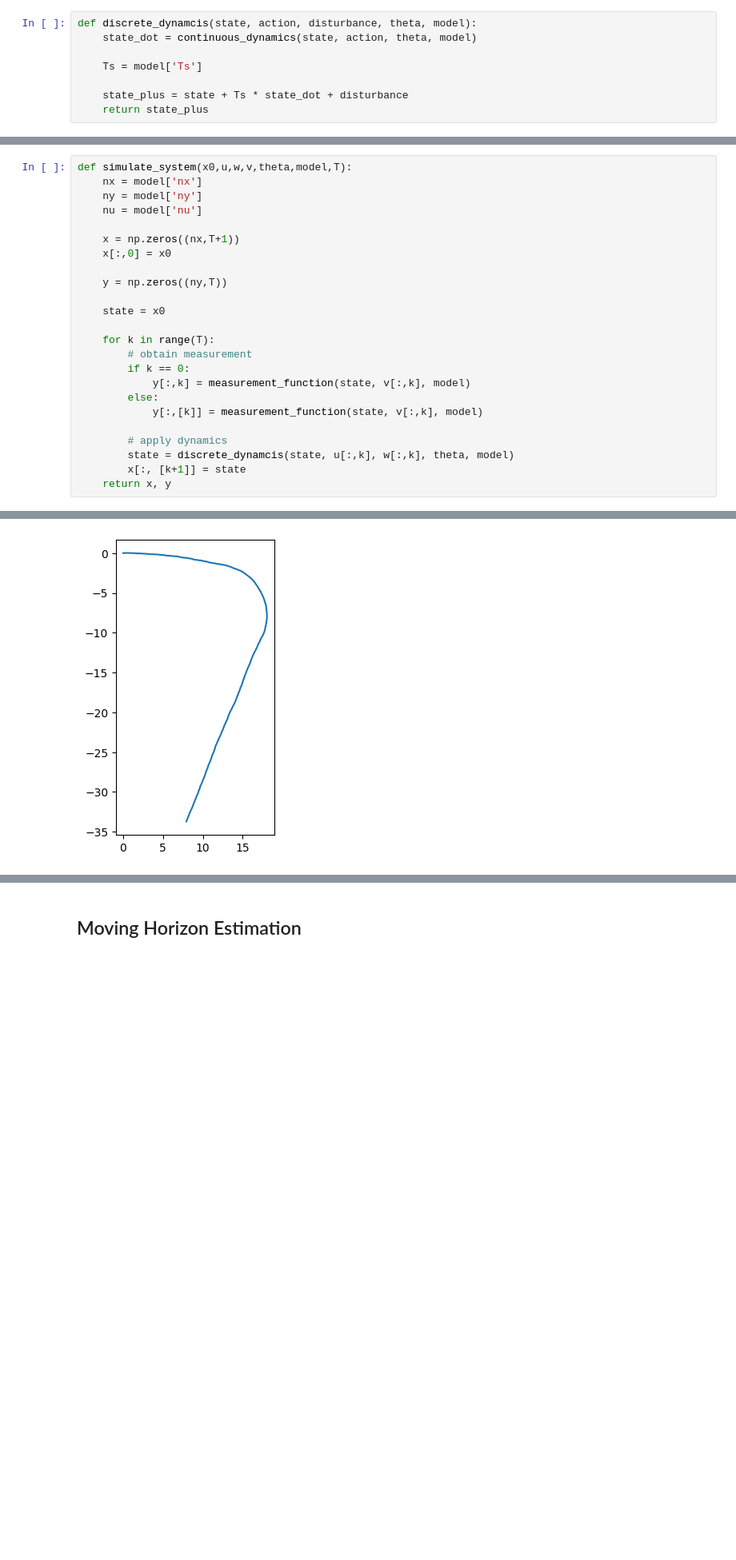
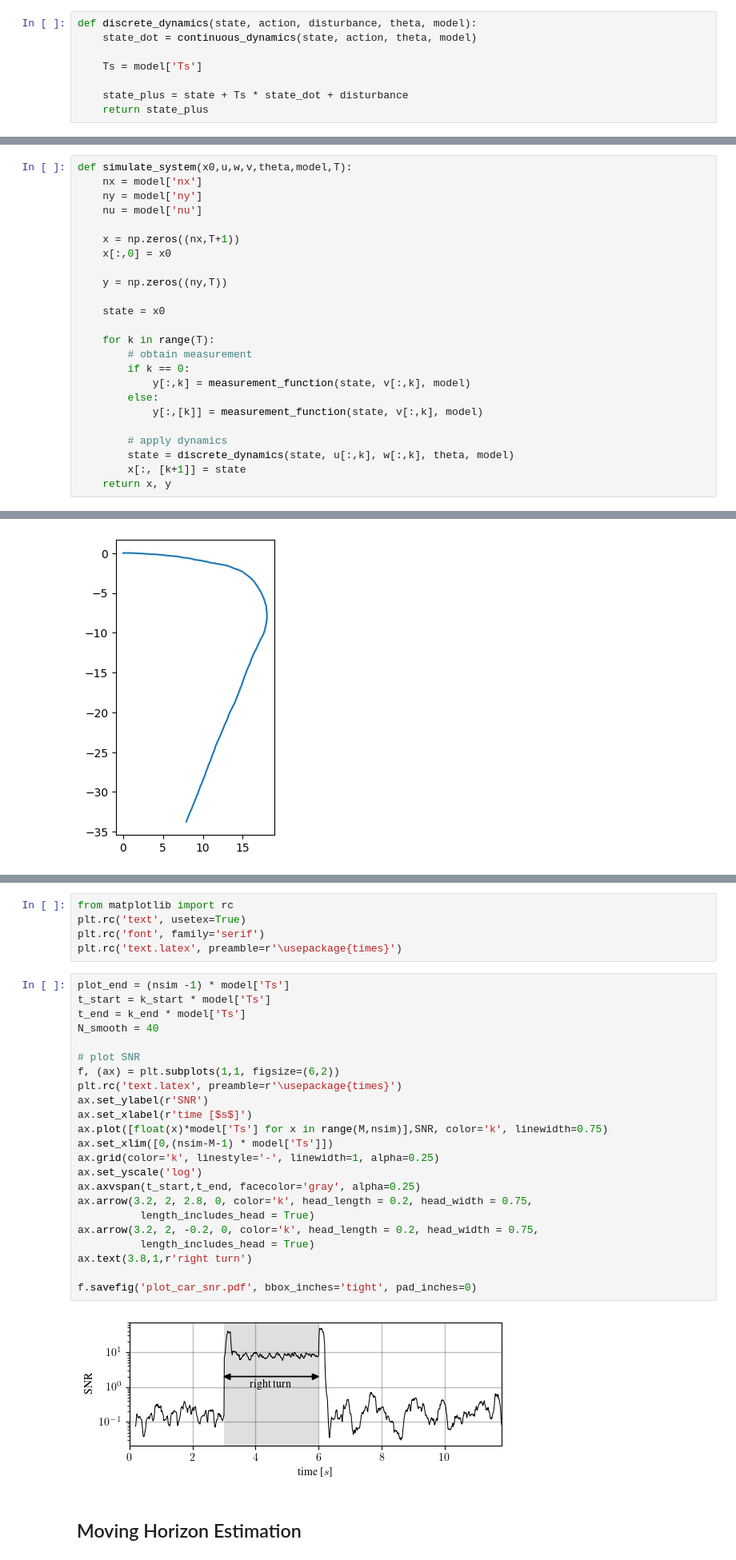
Before and after one commit to abdelhakim96/auv_mhe_mpc, a Jupyter notebook: parametric-mhe.ipynb, the cells around one changed output, grey strips where cells are left out. Shown at 80% size. Saved outputs shown, nothing was run; the diff lists cells and outputs as text; blank space fills up the shorter version.

```diff
--- a/parametric-mhe.ipynb
+++ b/parametric-mhe.ipynb
@@ -92,7 +92,7 @@ def continuous_dynamics(state, action, theta, model):
 
     return state_dot
 # %%
-def discrete_dynamcis(state, action, disturbance, theta, model):
+def discrete_dynamics(state, action, disturbance, theta, model):
     state_dot = continuous_dynamics(state, action, theta, model)
 
     Ts = model['Ts']
@@ -148,7 +147,7 @@ def simulate_system(x0,u,w,v,theta,model,T):
             y[:,[k]] = measurement_function(state, v[:,k], model)
 
         # apply dynamics
-        state = discrete_dynamcis(state, u[:,k], w[:,k], theta, model)
+        state = discrete_dynamics(state, u[:,k], w[:,k], theta, model)
         x[:, [k+1]] = state
     return x, y
 # %%
@@ -225,3 +298,33 @@ def compute_slip_angles(x, u, theta, model):
+# %%
+from matplotlib import rc
+plt.rc('text', usetex=True)
+plt.rc('font', family='serif')
+plt.rc('text.latex', preamble=r'\usepackage{times}')
+# %%
+plot_end = (nsim -1) * model['Ts']
+t_start = k_start * model['Ts']
+t_end = k_end * model['Ts']
+N_smooth = 40
+
+# plot SNR
+f, (ax) = plt.subplots(1,1, figsize=(6,2))
+plt.rc('text.latex', preamble=r'\usepackage{times}')
+ax.set_ylabel(r'SNR')
+ax.set_xlabel(r'time [$s$]')
+ax.plot([float(x)*model['Ts'] for x in range(M,nsim)],SNR, color='k', linewidth=0.75)
+ax.set_xlim([0,(nsim-M-1) * model['Ts']])
+ax.grid(color='k', linestyle='-', linewidth=1, alpha=0.25)
+ax.set_yscale('log')
+ax.axvspan(t_start,t_end, facecolor='gray', alpha=0.25)
+ax.arrow(3.2, 2, 2.8, 0, color='k', head_length = 0.2, head_width = 0.75,
+          length_includes_head = True)
+ax.arrow(3.2, 2, -0.2, 0, color='k', head_length = 0.2, head_width = 0.75,
+          length_includes_head = True)
+ax.text(3.8,1,r'right turn')
+
+f.savefig('plot_car_snr.pdf', bbox_inches='tight', pad_inches=0)
+# %% [output]
+[figure, added]
 # %% [markdown]
 ## Moving Horizon Estimation
 # %%
```
Also changed, not shown: parts of 28 cells of this notebook, 2 other files.
